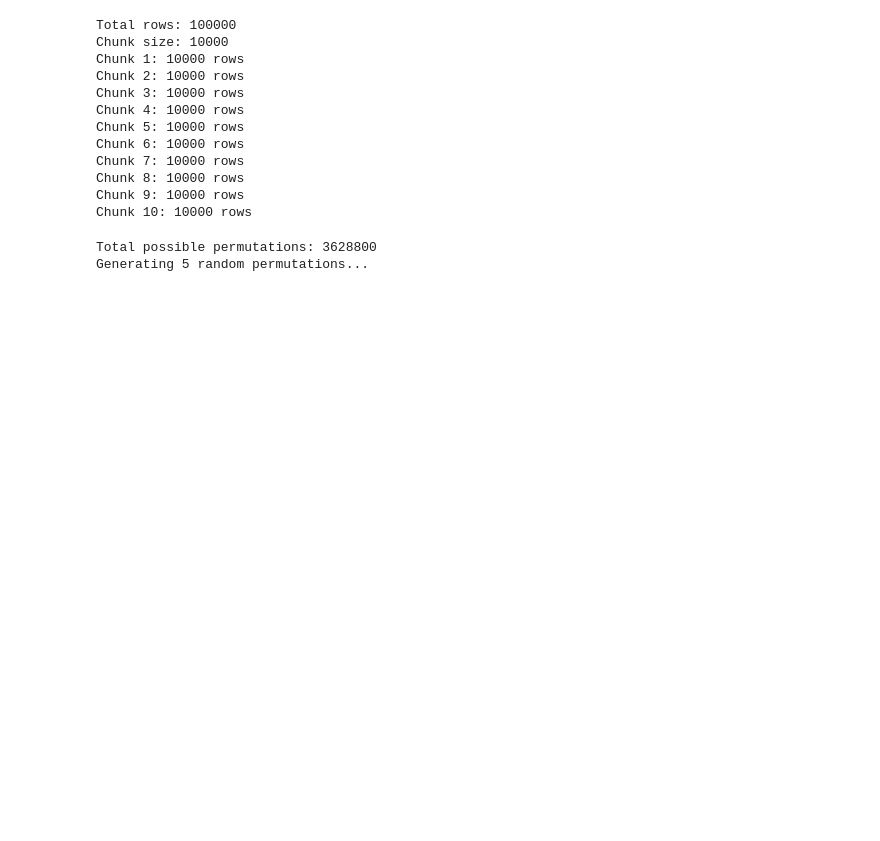
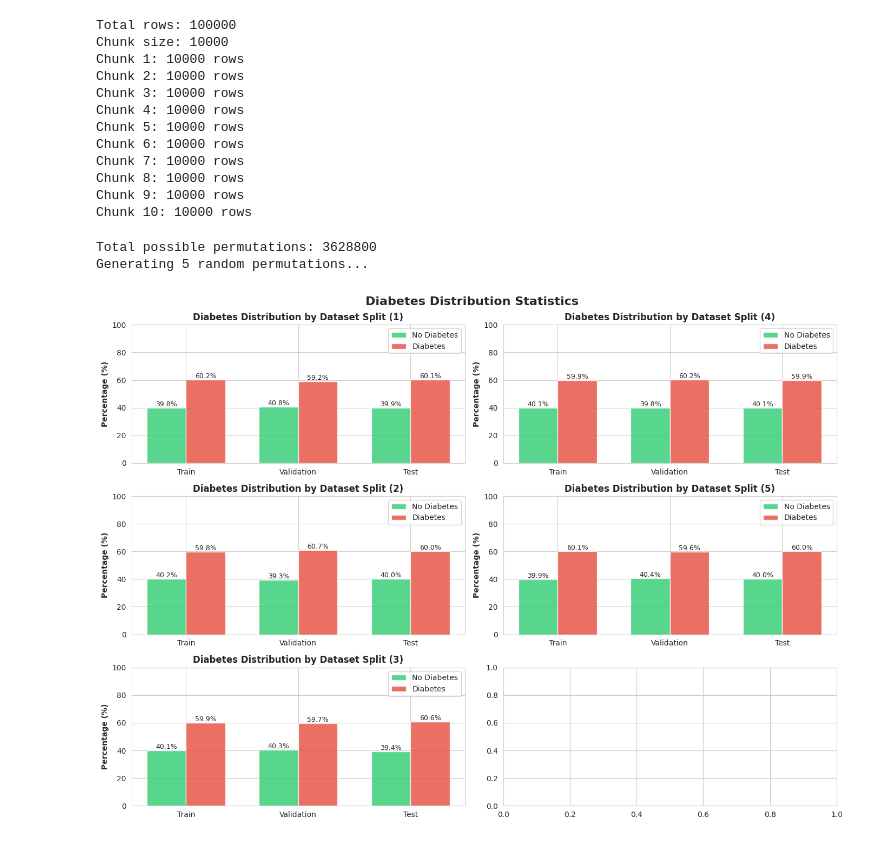
Before and after one commit to M1G039/apc-final-project, a Jupyter notebook: notebooks/00_dataset_preprocess.ipynb, the cells around one changed output. Drawn from its saved outputs; the diff is of its cells as text; code cells hidden in the pictures; blank space fills up the shorter version.

Commit message:
update bar graph

```diff
--- a/notebooks/00_dataset_preprocess.ipynb
+++ b/notebooks/00_dataset_preprocess.ipynb
@@ -57,31 +57,94 @@ if num_permutations and num_permutations < total_possible:
 else:
     print(f"Generating all {total_possible} permutations...")
 
+# Plot settings
+# Set style
+sns.set_style("whitegrid")
+
+# Create figure with subplots
+fig, axes = plt.subplots(3, 2, figsize=(14, 10))
+fig.suptitle('Diabetes Distribution Statistics', fontsize=16, fontweight='bold')
+
+perms = []
+
 # Create permuted datasets
 for idx, perm in enumerate(all_permutations, 1):
 
     # Concatenate chunks in the permuted order
     permuted_df = pd.concat([chunks[i] for i in perm], ignore_index=True)
+    perms.append(permuted_df)
 
     # Split the permutations
     total = len(permuted_df)
     train_size = int(total * dataset_ratio[0])
     val_size = int(total * dataset_ratio[1])
     test_size = int(total * dataset_ratio[2])
     #print(f'')
 
     train_df = permuted_df.iloc[:train_size]
     val_df = permuted_df.iloc[train_size:train_size + val_size]
     test_df = permuted_df.iloc[train_size + val_size:]
 
     # Create folder for this permutation
     perm_folder = os.path.join(output_dir, f'permutation_{idx:06d}')
     Path(perm_folder).mkdir(parents=True, exist_ok=True)
 
     # Save the three files
     train_df.to_csv(os.path.join(perm_folder, 'train.csv'), index=False)
     val_df.to_csv(os.path.join(perm_folder, 'validation.csv'), index=False)
     test_df.to_csv(os.path.join(perm_folder, 'test.csv'), index=False)
+
+    if (idx>3):
+        ax1 = axes[idx-4, 1]
+    else:
+        ax1 = axes[idx-1, 0]
+
+    # Plot statistics for the partitioned datasets
+    datasets = {
+        'Train': train_df,
+        'Validation': val_df,
+        'Test': test_df
+    }
+
+    # Calculate percentages for each dataset
+    stats = {}
+    for name, df in datasets.items():
+        if target_column in df.columns:
+            counts = df[target_column].value_counts()
+            total = len(df)
+            stats[name] = {
+                'No Diabetes': (counts.get(0, 0) / total * 100) if total > 0 else 0,
+                'Diabetes': (counts.get(1, 0) / total * 100) if total > 0 else 0,
+                'Total': total
+            }
+        else:
+            stats[name] = {'No Diabetes': 0, 'Diabetes': 0, 'Total': 0}
+
+    # Plot 1: Bar chart comparing percentages across datasets
+    x = np.arange(len(datasets))
+    width = 0.35
+
+    no_diabetes = [stats[name]['No Diabetes'] for name in datasets.keys()]
+    diabetes = [stats[name]['Diabetes'] for name in datasets.keys()]
+
+    bars1 = ax1.bar(x - width/2, no_diabetes, width, label='No Diabetes', color='#2ecc71', alpha=0.8)
+    bars2 = ax1.bar(x + width/2, diabetes, width, label='Diabetes', color='#e74c3c', alpha=0.8)
+
+    ax1.set_ylabel('Percentage (%)', fontweight='bold')
+    ax1.set_title(f'Diabetes Distribution by Dataset Split ({idx})', fontweight='bold')
+    ax1.set_xticks(x)
+    ax1.set_xticklabels(datasets.keys())
+    ax1.legend()
+    ax1.set_ylim(0, 100)
+
+    # Add value labels on bars
+    for bars in [bars1, bars2]:
+        for bar in bars:
+            height = bar.get_height()
+            ax1.text(bar.get_x() + bar.get_width()/2., height,
+                    f'{height:.1f}%', ha='center', va='bottom', fontsize=9)
+plt.tight_layout()
 # %% [output]
 Total possible permutations: 3628800
 Generating 5 random permutations...
+[figure, added]
```
